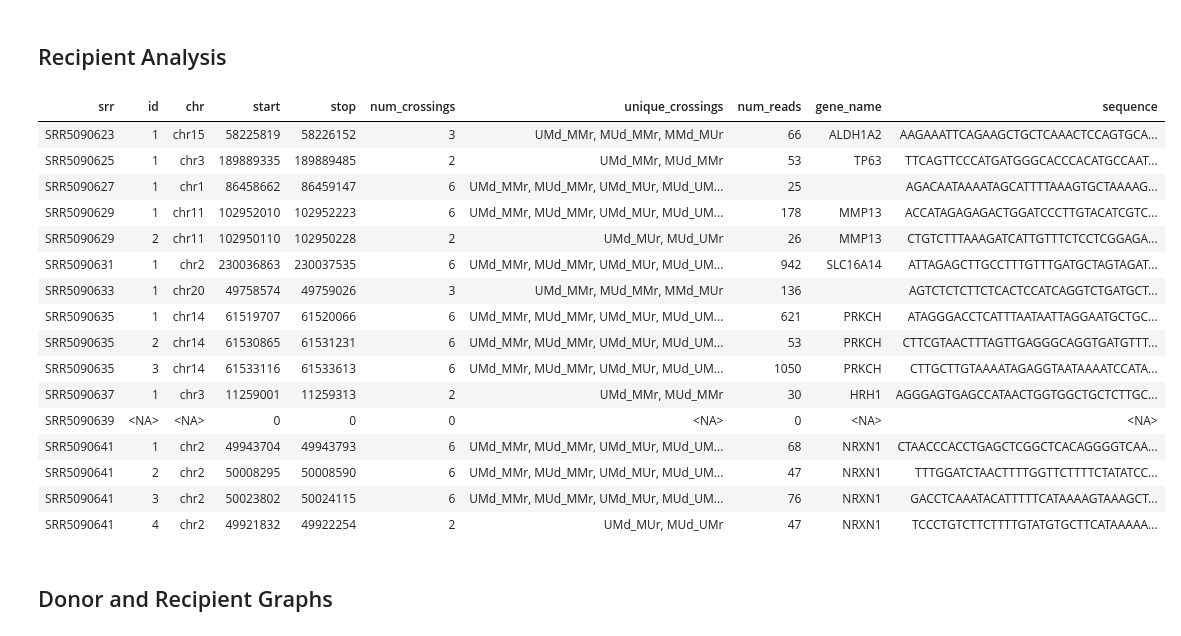
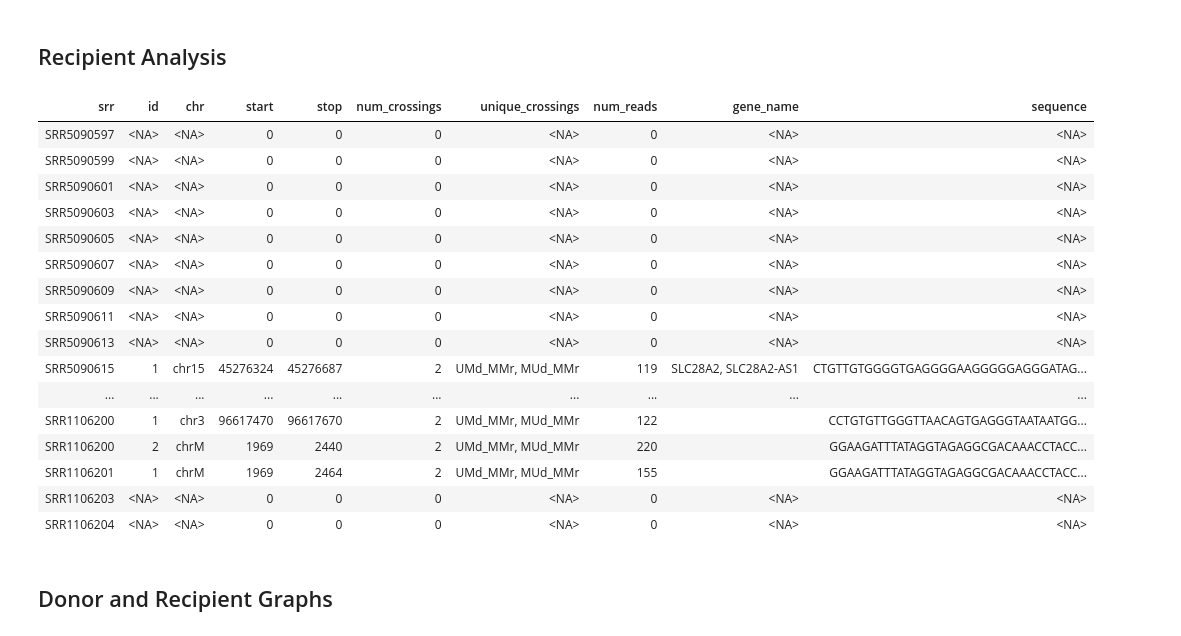
Before and after one commit to dformoso/wallaby, a Jupyter notebook: notebooks/line1_to_hg38_rnaseq.ipynb, the cells around one changed output. Drawn from its saved outputs; the diff is of its cells as text; code cells hidden in the pictures.

```diff
--- a/notebooks/line1_to_hg38_rnaseq.ipynb
+++ b/notebooks/line1_to_hg38_rnaseq.ipynb
@@ -18,20 +18,22 @@ Data:
 For convenience, there might be more than one set of samples in the cells below. If so, note that the order matters, and only the last cell will be relevant, as the previous ones will be overwritten
 # %%
 ## Variables
-srr_names <- c("SRR5090597", "SRR5090599", "SRR5090601", "SRR5090603",
+srr_names <- c(#HPV16 samples
+               "SRR5090597", "SRR5090599", "SRR5090601", "SRR5090603",
                "SRR5090605", "SRR5090607", "SRR5090609", "SRR5090611",
                "SRR5090613", "SRR5090615", "SRR5090617", "SRR5090619",
-
+               #HPV18 samples
                "SRR5090623", "SRR5090625", "SRR5090627", "SRR5090629",
                "SRR5090631", "SRR5090633", "SRR5090635", "SRR5090637",
                "SRR5090639", "SRR5090641",
-
-               "SRR5090623", "SRR5090625", "SRR5090627", "SRR5090629",
-               "SRR5090631", "SRR5090633", "SRR5090635", "SRR5090637",
-               "SRR5090639", "SRR5090641")
+               #HIV1 samples
+               "SRR1106189", "SRR1106190", "SRR1106191", "SRR1106192",
+               "SRR1106193", "SRR1106194", "SRR1106195", "SRR1106196",
+               "SRR1106197", "SRR1106198", "SRR1106199", "SRR1106200",
+               "SRR1106201", "SRR1106203", "SRR1106204")
 donor_name <- "line1"
 recipient_name <- "UCSChg38"
-inputs_folder <- "../../wallaby/workflows/outputs_line1_rnaseq"
+inputs_folder <- "../../wallaby/workflows/outputs/line1_rnaseq"
 donor_ref_genome <- "../../wallaby/data/ref_genomes/line1/LINE1.fa"
 recipient_ref_genome <- "../../wallaby/data/ref_genomes/human/hg38.fa"
 # %% [markdown]
@@ -87,28 +95,28 @@ srrs_summary_table <- srrs_summary_table_donor (granges_list = donor_granges_all
 # %%
 # Aggregated view of all overlapping crossings for the potential recipient for all srrs
 srrs_summary_table <- srrs_summary_table_recipient (granges_list = recip_granges_all_srrs,
                                                     min_num_crossings = 2,
-                                                    min_num_reads = 20,
+                                                    min_num_reads = 100,
                                                     src = src,
                                                     Hsapiens = Hsapiens)
 # %% [output]
 | srr | id | chr | start | stop | num_crossings | unique_crossings | num_reads | gene_name | sequence |
-| SRR5090623 | 1 | chr15 | 58225819 | 58226152 | 3 | UMd_MMr, MUd_MMr, MMd_MUr | 66 | ALDH1A2 | AAGAAATTCAGAAGCTGCTCAAACTCCAGTGCA... |
-| SRR5090625 | 1 | chr3 | 189889335 | 189889485 | 2 | UMd_MMr, MUd_MMr | 53 | TP63 | TTCAGTTCCCATGATGGGCACCCACATGCCAAT... |
-| SRR5090627 | 1 | chr1 | 86458662 | 86459147 | 6 | UMd_MMr, MUd_MMr, UMd_MUr, MUd_UM... | 25 |  | AGACAATAAAATAGCATTTTAAAGTGCTAAAAG... |
-| SRR5090629 | 1 | chr11 | 102952010 | 102952223 | 6 | UMd_MMr, MUd_MMr, UMd_MUr, MUd_UM... | 178 | MMP13 | ACCATAGAGAGACTGGATCCCTTGTACATCGTC... |
-| SRR5090629 | 2 | chr11 | 102950110 | 102950228 | 2 | UMd_MUr, MUd_UMr | 26 | MMP13 | CTGTCTTTAAAGATCATTGTTTCTCCTCGGAGA... |
-| SRR5090631 | 1 | chr2 | 230036863 | 230037535 | 6 | UMd_MMr, MUd_MMr, UMd_MUr, MUd_UM... | 942 | SLC16A14 | ATTAGAGCTTGCCTTTGTTTGATGCTAGTAGAT... |
-| SRR5090633 | 1 | chr20 | 49758574 | 49759026 | 3 | UMd_MMr, MUd_MMr, MMd_MUr | 136 |  | AGTCTCTCTTCTCACTCCATCAGGTCTGATGCT... |
-| SRR5090635 | 1 | chr14 | 61519707 | 61520066 | 6 | UMd_MMr, MUd_MMr, UMd_MUr, MUd_UM... | 621 | PRKCH | ATAGGGACCTCATTTAATAATTAGGAATGCTGC... |
-| SRR5090635 | 2 | chr14 | 61530865 | 61531231 | 6 | UMd_MMr, MUd_MMr, UMd_MUr, MUd_UM... | 53 | PRKCH | CTTCGTAACTTTAGTTGAGGGCAGGTGATGTTT... |
-| SRR5090635 | 3 | chr14 | 61533116 | 61533613 | 6 | UMd_MMr, MUd_MMr, UMd_MUr, MUd_UM... | 1050 | PRKCH | CTTGCTTGTAAAATAGAGGTAATAAAATCCATA... |
-| SRR5090637 | 1 | chr3 | 11259001 | 11259313 | 2 | UMd_MMr, MUd_MMr | 30 | HRH1 | AGGGAGTGAGCCATAACTGGTGGCTGCTCTTGC... |
-| SRR5090639 | <NA> | <NA> | 0 | 0 | 0 | <NA> | 0 | <NA> | <NA> |
-| SRR5090641 | 1 | chr2 | 49943704 | 49943793 | 6 | UMd_MMr, MUd_MMr, UMd_MUr, MUd_UM... | 68 | NRXN1 | CTAACCCACCTGAGCTCGGCTCACAGGGGTCAA... |
-| SRR5090641 | 2 | chr2 | 50008295 | 50008590 | 6 | UMd_MMr, MUd_MMr, UMd_MUr, MUd_UM... | 47 | NRXN1 | TTTGGATCTAACTTTTGGTTCTTTTCTATATCC... |
-| SRR5090641 | 3 | chr2 | 50023802 | 50024115 | 6 | UMd_MMr, MUd_MMr, UMd_MUr, MUd_UM... | 76 | NRXN1 | GACCTCAAATACATTTTTCATAAAAGTAAAGCT... |
-| SRR5090641 | 4 | chr2 | 49921832 | 49922254 | 2 | UMd_MUr, MUd_UMr | 47 | NRXN1 | TCCCTGTCTTCTTTTGTATGTGCTTCATAAAAA... |
+| SRR5090597 | <NA> | <NA> | 0 | 0 | 0 | <NA> | 0 | <NA> | <NA> |
+| SRR5090599 | <NA> | <NA> | 0 | 0 | 0 | <NA> | 0 | <NA> | <NA> |
+| SRR5090601 | <NA> | <NA> | 0 | 0 | 0 | <NA> | 0 | <NA> | <NA> |
+| SRR5090603 | <NA> | <NA> | 0 | 0 | 0 | <NA> | 0 | <NA> | <NA> |
+| SRR5090605 | <NA> | <NA> | 0 | 0 | 0 | <NA> | 0 | <NA> | <NA> |
+| SRR5090607 | <NA> | <NA> | 0 | 0 | 0 | <NA> | 0 | <NA> | <NA> |
+| SRR5090609 | <NA> | <NA> | 0 | 0 | 0 | <NA> | 0 | <NA> | <NA> |
+| SRR5090611 | <NA> | <NA> | 0 | 0 | 0 | <NA> | 0 | <NA> | <NA> |
+| SRR5090613 | <NA> | <NA> | 0 | 0 | 0 | <NA> | 0 | <NA> | <NA> |
+| SRR5090615 | 1 | chr15 | 45276324 | 45276687 | 2 | UMd_MMr, MUd_MMr | 119 | SLC28A2, SLC28A2-AS1 | CTGTTGTGGGGTGAGGGGAAGGGGGAGGGATAG... |
+| ... | ... | ... | ... | ... | ... | ... | ... | ... | ... |
+| SRR1106200 | 1 | chr3 | 96617470 | 96617670 | 2 | UMd_MMr, MUd_MMr | 122 |  | CCTGTGTTGGGTTAACAGTGAGGGTAATAATGG... |
+| SRR1106200 | 2 | chrM | 1969 | 2440 | 2 | UMd_MMr, MUd_MMr | 220 |  | GGAAGATTTATAGGTAGAGGCGACAAACCTACC... |
+| SRR1106201 | 1 | chrM | 1969 | 2464 | 2 | UMd_MMr, MUd_MMr | 155 |  | GGAAGATTTATAGGTAGAGGCGACAAACCTACC... |
+| SRR1106203 | <NA> | <NA> | 0 | 0 | 0 | <NA> | 0 | <NA> | <NA> |
+| SRR1106204 | <NA> | <NA> | 0 | 0 | 0 | <NA> | 0 | <NA> | <NA> |
 # %% [markdown]
 ## Donor and Recipient Graphs
 # %%
```
Also changed, not shown: parts of 2 cells of this notebook, 41 other files.
